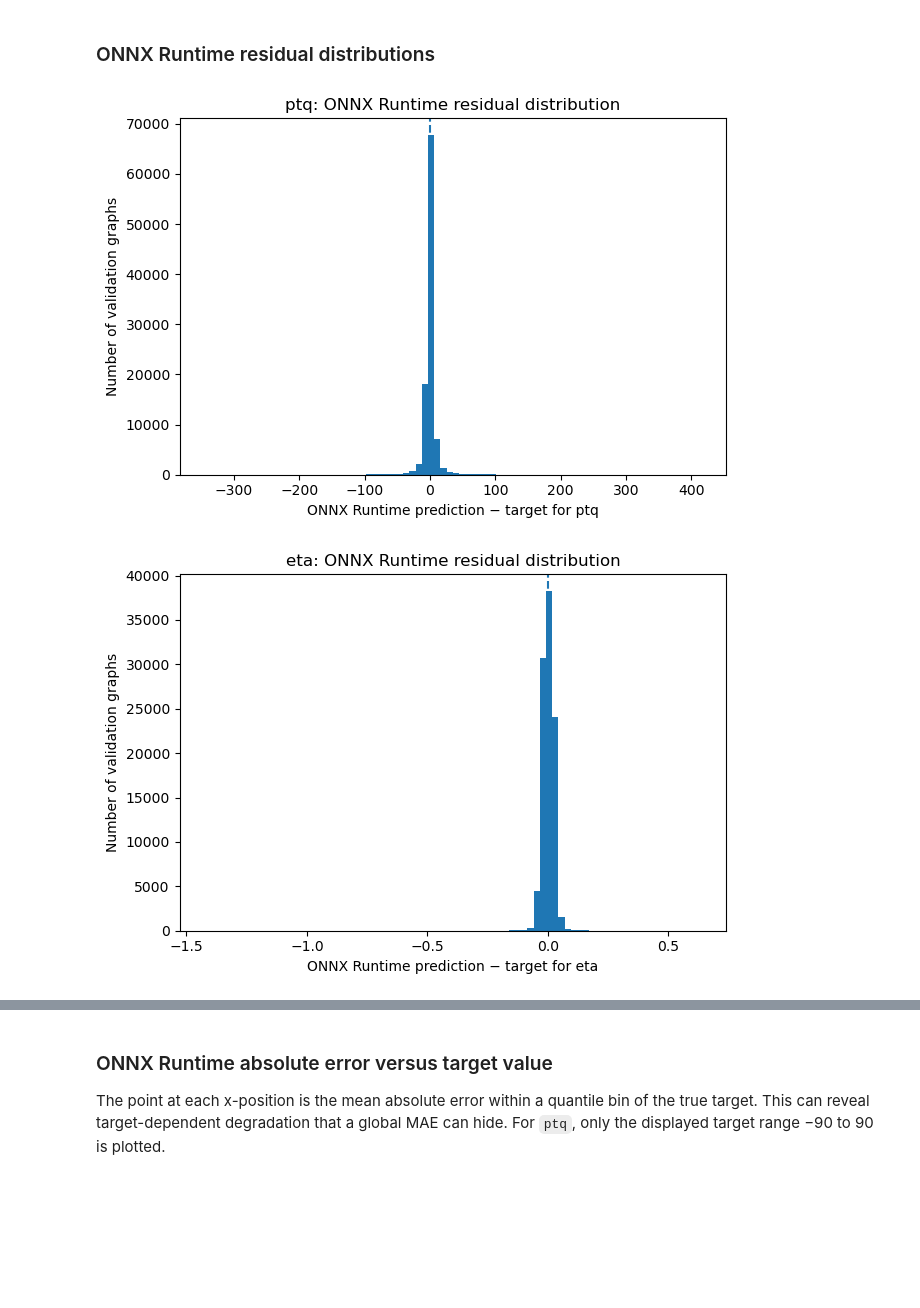
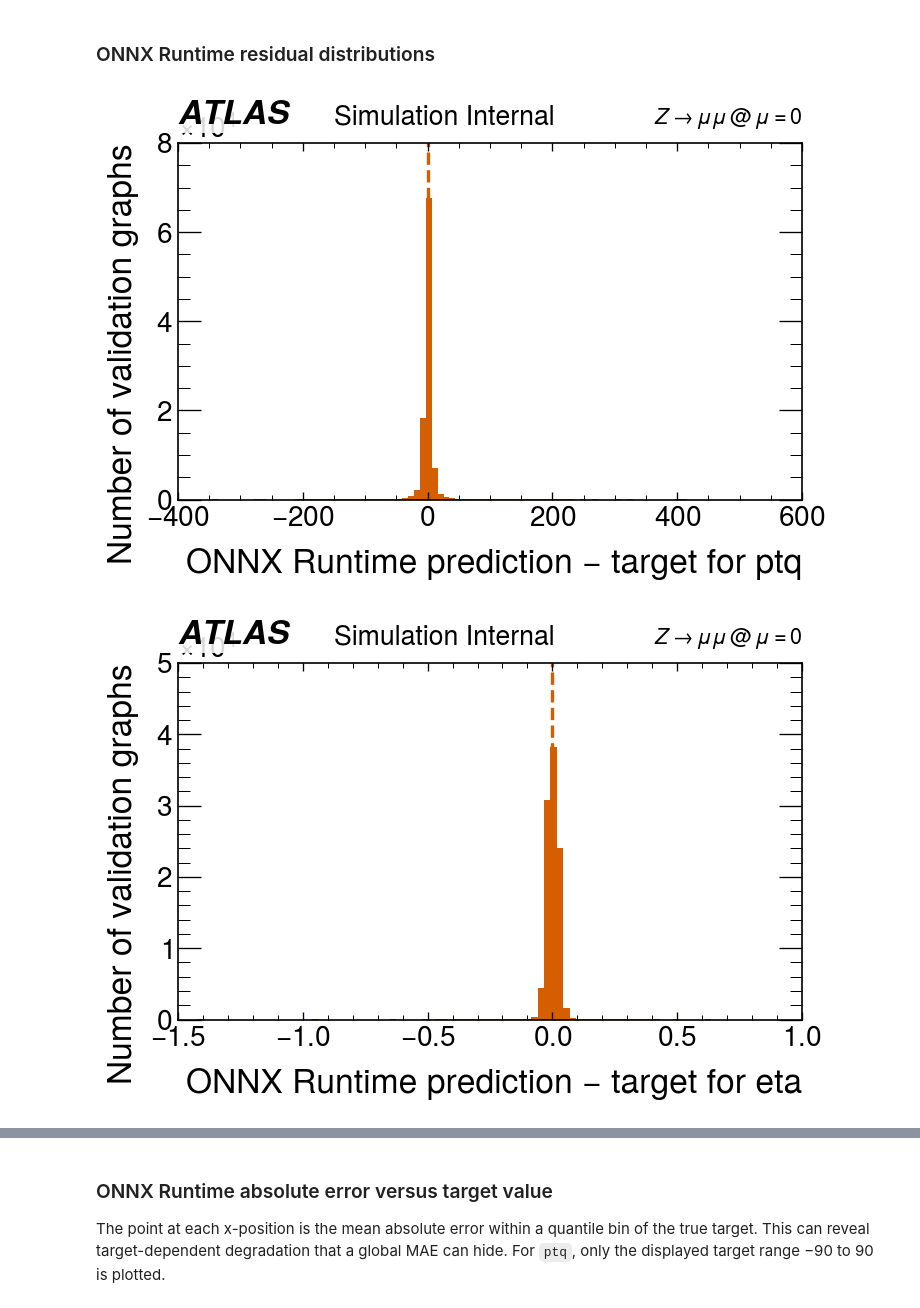
Before and after one commit to davidedicroce/MuonMLTracking, a Jupyter notebook: TrackGraph_results.ipynb, the cells around one changed output, grey strips where cells are left out. Cells and saved outputs as stored; diff of their text form; code cells hidden in the pictures; blank space fills up the shorter version.

```diff
--- a/TrackGraph_results.ipynb
+++ b/TrackGraph_results.ipynb
@@ -1112,15 +1366,16 @@ Rows show true muon charge; annotations are count and percentage within that tru
 ### ONNX Runtime residual distributions
 # %%
 for col, name in enumerate(target_names):
-    plt.figure(figsize=(6.5, 4.5))
-    plt.hist(residual[plot_idx, col], bins=80)
-    plt.axvline(0.0, linestyle="--")
-    suffix = " (wrapped)" if name == "phi" else ""
-    plt.xlabel(f"ONNX Runtime prediction − target for {name}{suffix}")
-    plt.ylabel("Number of validation graphs")
-    plt.title(f"{name}: ONNX Runtime residual distribution")
-    plt.tight_layout()
-    plt.show()
+    with plt.style.context(hep.style.ATLAS):
+        fig, ax = plt.subplots(figsize=(6.5, 4.5), dpi=120)
+        ax.hist(residual[plot_idx, col], bins=80)
+        ax.axvline(0.0, linestyle="--")
+        suffix = " (wrapped)" if name == "phi" else ""
+        ax.set_xlabel(f"ONNX Runtime prediction − target for {name}{suffix}")
+        ax.set_ylabel("Number of validation graphs")
+        atlas_header(ax)
+        fig.subplots_adjust(left=0.16, right=0.96, bottom=0.16, top=0.82)
+        plt.show()
 # %% [output]
-[figure, old version]
+[figure, new version]
-[figure, old version]
+[figure, new version]
```
Also changed, not shown: parts of 10 cells of this notebook, 1 other file.
